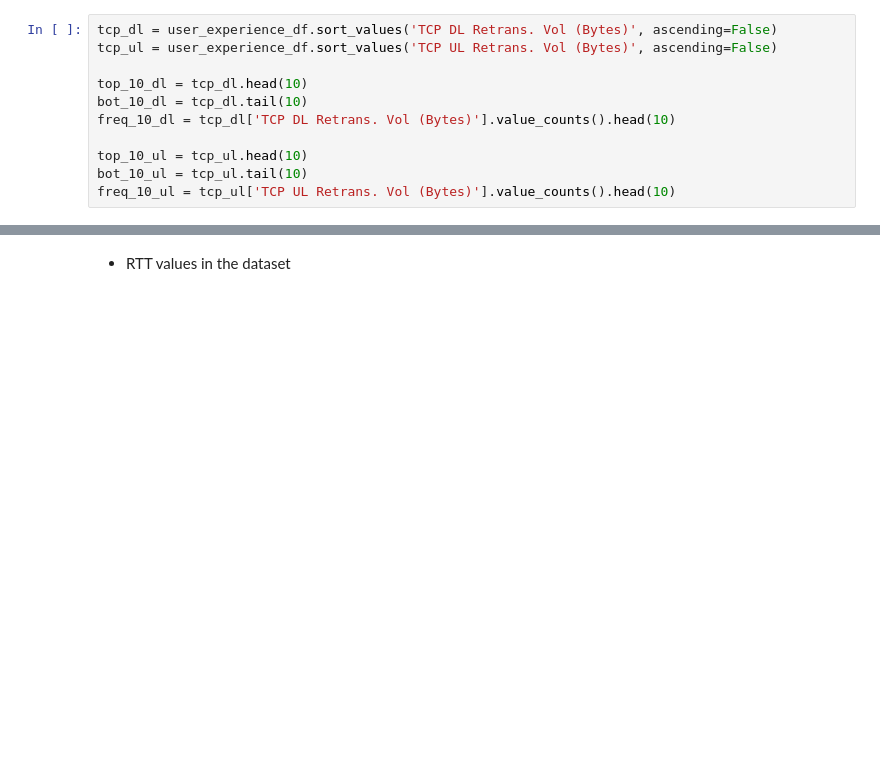
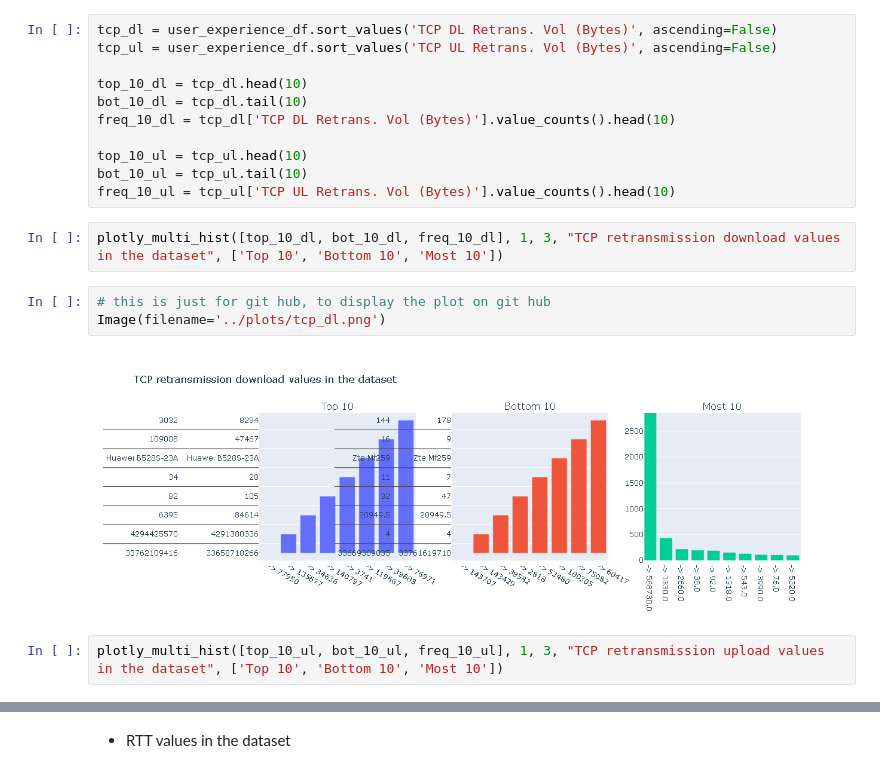
Before and after one commit to Fisseha-Estifanos/Telecom, a Jupyter notebook: notebooks/user_experience_analysis.ipynb, the cells around one changed output, grey strips where cells are left out. Drawn from its saved outputs; the diff is of its cells as text; blank space fills up the shorter version.

Commit message:
top, bot and frequent plots added

```diff
--- a/notebooks/user_experience_analysis.ipynb
+++ b/notebooks/user_experience_analysis.ipynb
@@ -178,3 +179,12 @@ freq_10_dl = tcp_dl['TCP DL Retrans. Vol (Bytes)'].value_counts().head(10)
 top_10_ul = tcp_ul.head(10)
 bot_10_ul = tcp_ul.tail(10)
 freq_10_ul = tcp_ul['TCP UL Retrans. Vol (Bytes)'].value_counts().head(10)
+# %%
+plotly_multi_hist([top_10_dl, bot_10_dl, freq_10_dl], 1, 3, "TCP retransmission download values in the dataset", ['Top 10', 'Bottom 10', 'Most 10'])
+# %%
+# this is just for git hub, to display the plot on git hub
+Image(filename='../plots/tcp_dl.png')
+# %% [output]
+[figure, added]
+# %%
+plotly_multi_hist([top_10_ul, bot_10_ul, freq_10_ul], 1, 3, "TCP retransmission upload values in the dataset", ['Top 10', 'Bottom 10', 'Most 10'])
```
Also changed, not shown: parts of 8 cells of this notebook.
